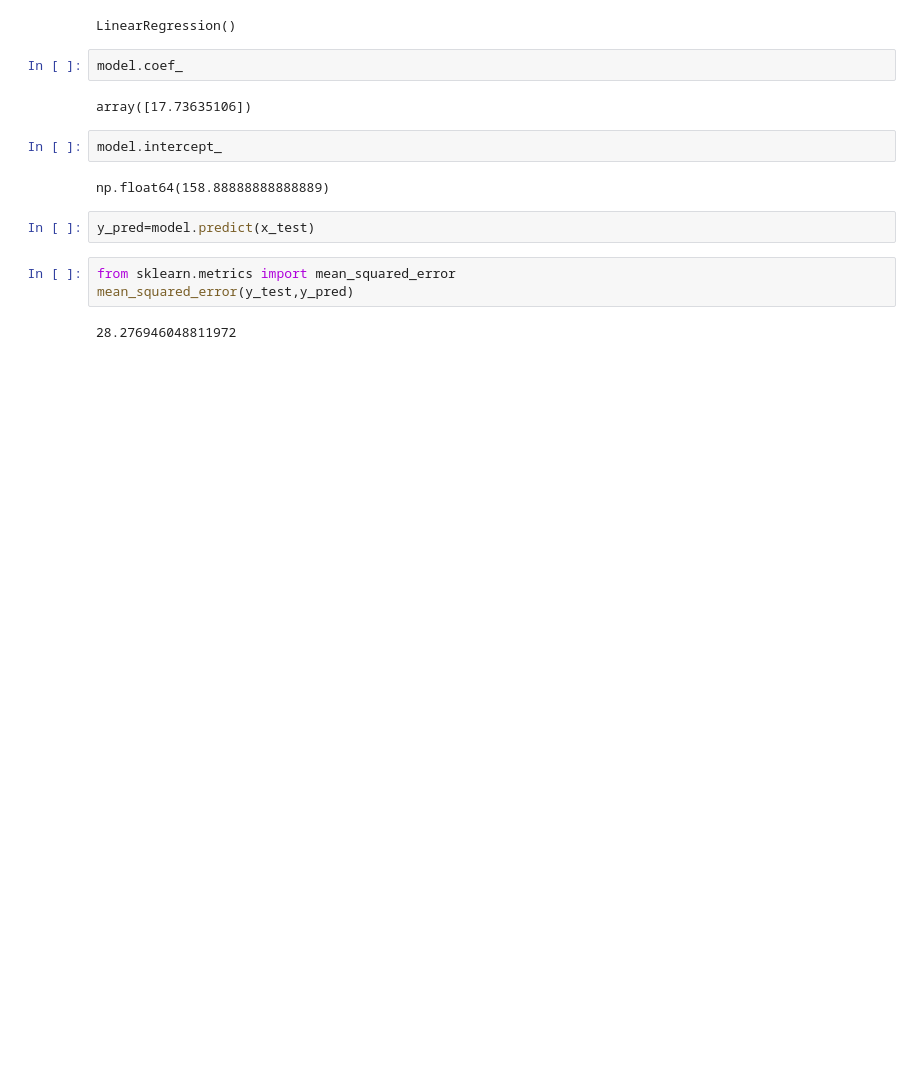
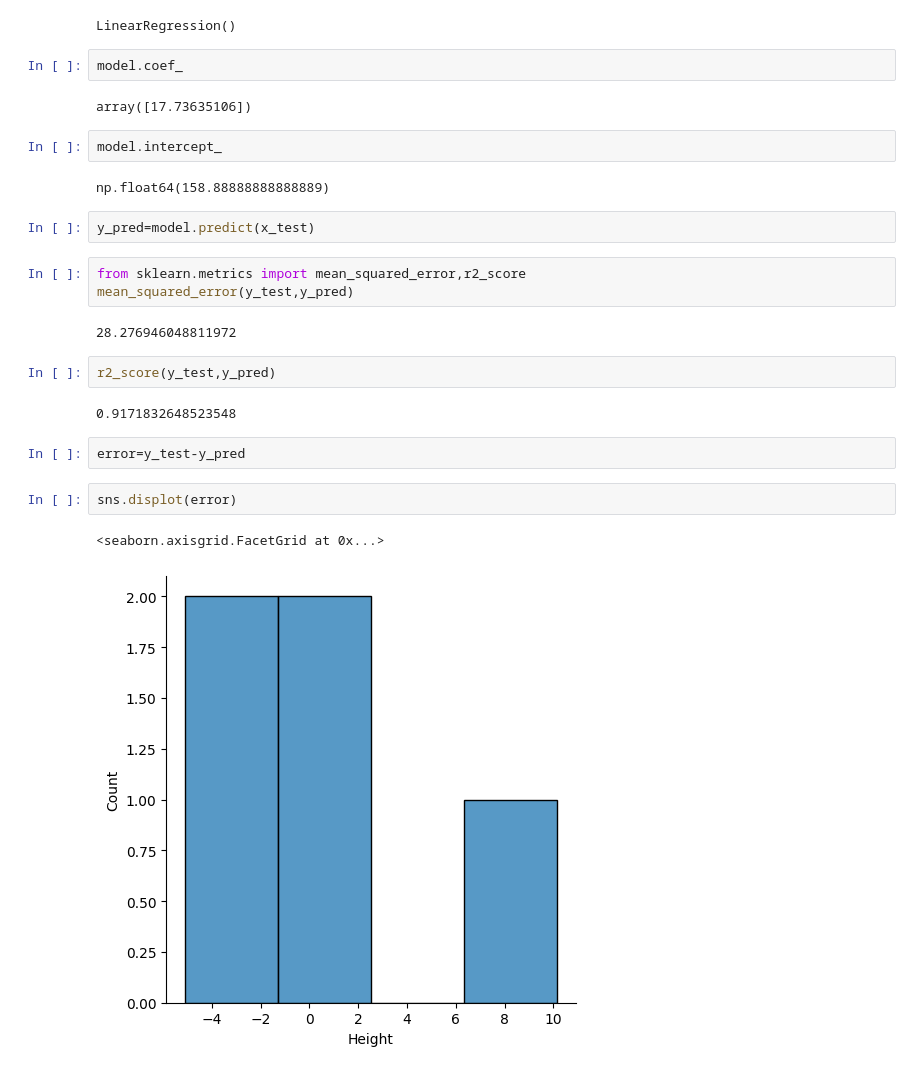
Before and after one commit to arybadj/machine-learning, a Jupyter notebook: Simple linear regression/slr-2-height-weight.ipynb, the cells around one changed output. Saved outputs shown, nothing was run; the diff lists cells and outputs as text; blank space fills up the shorter version.

```diff
--- a/Simple linear regression/slr-2-height-weight.ipynb
+++ b/Simple linear regression/slr-2-height-weight.ipynb
@@ -170,7 +170,18 @@ np.float64(158.88888888888889)
 # %%
 y_pred=model.predict(x_test)
 # %%
-from sklearn.metrics import mean_squared_error
+from sklearn.metrics import mean_squared_error,r2_score
 mean_squared_error(y_test,y_pred)
 # %% [output]
 28.276946048811972
+# %%
+r2_score(y_test,y_pred)
+# %% [output]
+0.9171832648523548
+# %%
+error=y_test-y_pred
+# %%
+sns.displot(error)
+# %% [output]
+<seaborn.axisgrid.FacetGrid at 0x...>
+[figure, added]
```
